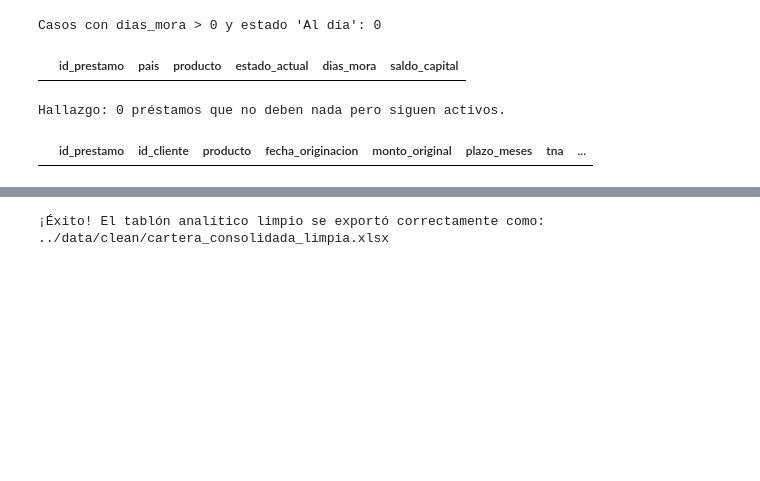
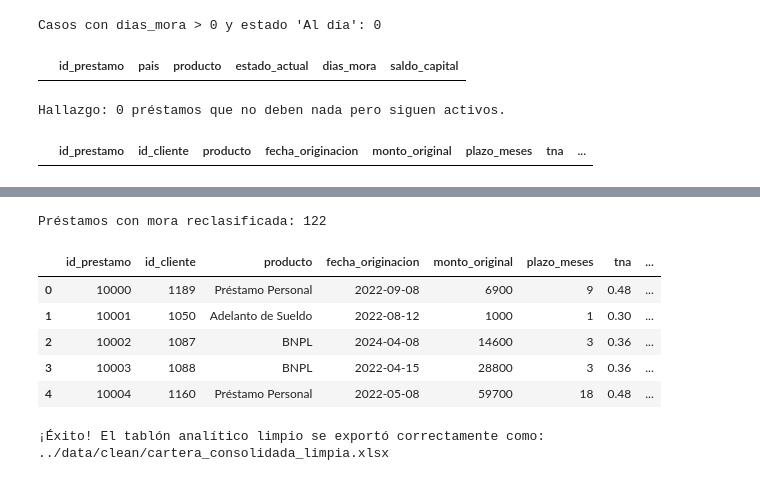
Before and after one commit to FrancoRobottiWork/Analista-de-Proyeccion-de-Riesgo, a Jupyter notebook: notebooks/01_calidad_datos.ipynb, the cells around one changed output, grey strips where cells are left out. Cells and saved outputs as stored; diff of their text form; code cells hidden in the pictures; blank space fills up the shorter version.

```diff
--- a/notebooks/01_calidad_datos.ipynb
+++ b/notebooks/01_calidad_datos.ipynb
@@ -17,6 +13,10 @@ import duckdb
 import numpy as np
 import openpyxl
 import pandas as pd
+
+# Fecha de análisis (corte)
+FECHA_CORTE_STR = "2026-05-14"
+FECHA_CORTE = pd.to_datetime(FECHA_CORTE_STR)
 # %%
 file_path = '../data/raw/datasets_riesgo_v2.xlsx'
 
@@ -306,40 +335,47 @@ Para proceder con la corrección de los datos, establecemos los siguientes crite
 # %%
+# PASO 1: identificar impagas con un flag EXPLÍCITO, sobre una COPIA (no mutamos df_pagos)
+df_pagos_calc = df_pagos.copy()
+df_pagos_calc['impago'] = df_pagos_calc['fecha_pago_real'].isna()
 
-# PASO 1: LIMPIEZA DE DATOS (Fila por fila en df_pagos)
-fecha_corte = pd.to_datetime('2026-05-14')
+# Días de atraso reales por cuota: para las impagas, días vencidos hasta el corte
+dias_vencidos = (FECHA_CORTE - df_pagos_calc['fecha_vencimiento']).dt.days.clip(lower=0)
+df_pagos_calc['dias_atraso'] = df_pagos_calc['dias_atraso'].fillna(dias_vencidos)
 
-# Calculamos los días de atraso reales para cada cuota individual vencida e impaga
-dias_calculados_fila = (fecha_corte - df_pagos['fecha_vencimiento']).dt.days
-dias_calculados_fila = dias_calculados_fila.clip(lower=0) # Evita negativos en cuotas futuras
-
-# Rellenamos los nulos de la tabla original con el cálculo limpio
-df_pagos['dias_atraso'] = df_pagos['dias_atraso'].fillna(dias_calculados_fila)
-df_pagos['fecha_pago_real'] = df_pagos['fecha_pago_real'].fillna(fecha_corte)
-
-# PASO 2: AGREGACIÓN
-# Usamos directamente 'dias_atraso' que ya está limpia y calculada por fila
-mora_por_prestamo = duckdb.query("""
+# PASO 2: agregación de la mora real sobre las impagas vencidas (filtro por el flag, no por fecha sentinela)
+mora_por_prestamo = duckdb.query(f"""
     SELECT
         id_prestamo,
         COUNT(*) AS cuotas_vencidas,
         MAX(dias_atraso) AS dias_mora_calculados,
         SUM(monto_cuota) AS capital_en_mora
-    FROM df_pagos
-    WHERE fecha_pago_real = '2026-05-14'::DATE -- Las que identificamos como impagas
+    FROM df_pagos_calc
+    WHERE impago = TRUE
+      AND fecha_vencimiento < '{FECHA_CORTE_STR}'
     GROUP BY id_prestamo
 """).df()
 
-# PASO 3: CRUCE DE TABLAS Y RECLASIFICACIÓN
+# PASO 3: cruce y reclasificación
 df_cartera_final = df_cartera.merge(mora_por_prestamo, on='id_prestamo', how='left')
-
 df_cartera_final['cuotas_vencidas'] = df_cartera_final['cuotas_vencidas'].fillna(0)
 df_cartera_final['dias_mora_calculados'] = df_cartera_final['dias_mora_calculados'].fillna(0)
 df_cartera_final['capital_en_mora'] = df_cartera_final['capital_en_mora'].fillna(0)
 
 df_cartera_final['estado_analista'] = np.where(
     df_cartera_final['cuotas_vencidas'] > 0,
     'Mora Reclasificada',
     df_cartera_final['estado_actual']
 )
+
+reclasificados = int((df_cartera_final['estado_analista'] == 'Mora Reclasificada').sum())
+print(f"Préstamos con mora reclasificada: {reclasificados}")
+df_cartera_final.head()
+# %% [output]
+Préstamos con mora reclasificada: 122
+|  | id_prestamo | id_cliente | producto | fecha_originacion | monto_original | plazo_meses | tna | ... |
+| 0 | 10000 | 1189 | Préstamo Personal | 2022-09-08 | 6900 | 9 | 0.48 | ... |
+| 1 | 10001 | 1050 | Adelanto de Sueldo | 2022-08-12 | 1000 | 1 | 0.30 | ... |
+| 2 | 10002 | 1087 | BNPL | 2024-04-08 | 14600 | 3 | 0.36 | ... |
+| 3 | 10003 | 1088 | BNPL | 2022-04-15 | 28800 | 3 | 0.36 | ... |
+| 4 | 10004 | 1160 | Préstamo Personal | 2022-05-08 | 59700 | 18 | 0.48 | ... |
 # %%
 # PASO 4: EXPORTACIÓN A EXCEL
```
Also changed, not shown: parts of 21 cells of this notebook, 2 other files.
